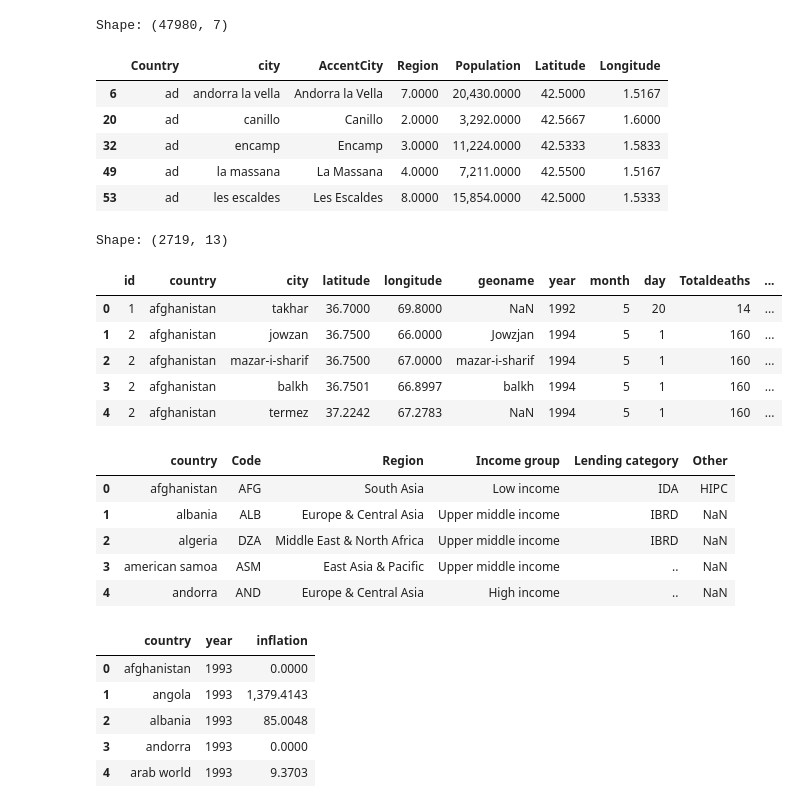
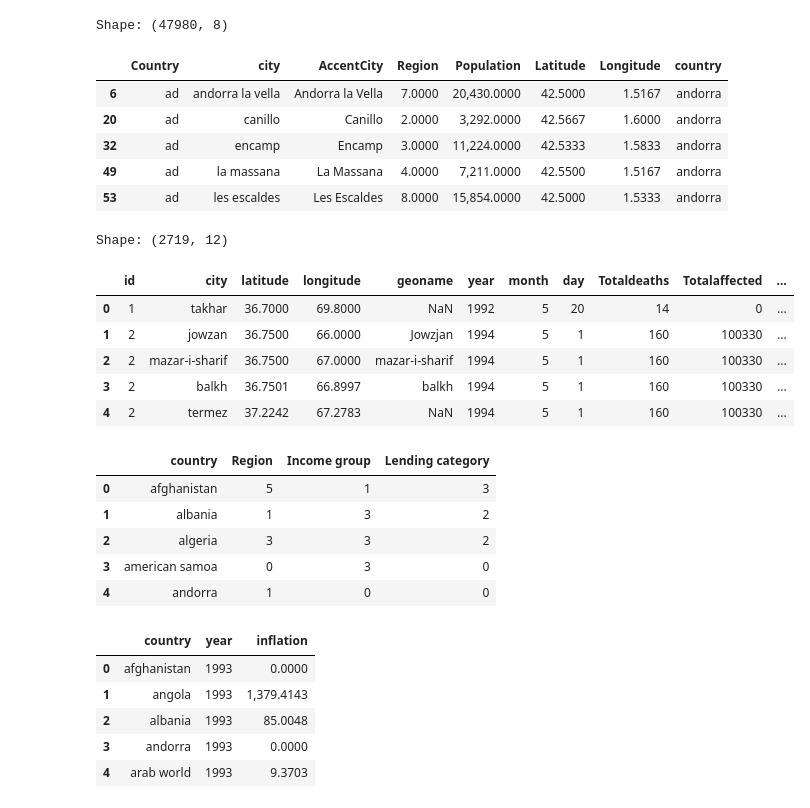
Before and after one commit to feliuserra/Luminosity, a Jupyter notebook: notebooks/model-dynamic_panel_regression.ipynb, the cells around one changed output. Drawn from its saved outputs; the diff is of its cells as text; code cells hidden in the pictures.

```diff
--- a/notebooks/model-dynamic_panel_regression.ipynb
+++ b/notebooks/model-dynamic_panel_regression.ipynb
@@ -24,48 +33,59 @@ The rpy2.ipython extension is already loaded. To reload it, use:
 city_locations_path = '../data/external/' +\
     'worldcitiespop.txt'
 
+def get_country_name(code):
+    try:
+        return pycountry.countries.get(alpha_2=code.upper()).name.lower()
+    except KeyError:
+        return 'unknown'
+
 city_locations = pd.read_csv(city_locations_path, encoding = "ISO-8859-1").rename(columns={'City': 'city'})
 city_locations = city_locations[city_locations['Population'] > 0] # filter for populated cities
+city_locations['country'] = city_locations['Country'].apply(get_country_name)
 print('Shape: {}'.format(city_locations.shape))
 city_locations.head()
 # %% [output]
-Shape: (47980, 7)
+Shape: (47980, 8)
-|  | Country | city | AccentCity | Region | Population | Latitude | Longitude |
-| 6 | ad | andorra la vella | Andorra la Vella | 7.0000 | 20,430.0000 | 42.5000 | 1.5167 |
-| 20 | ad | canillo | Canillo | 2.0000 | 3,292.0000 | 42.5667 | 1.6000 |
-| 32 | ad | encamp | Encamp | 3.0000 | 11,224.0000 | 42.5333 | 1.5833 |
-| 49 | ad | la massana | La Massana | 4.0000 | 7,211.0000 | 42.5500 | 1.5167 |
-| 53 | ad | les escaldes | Les Escaldes | 8.0000 | 15,854.0000 | 42.5000 | 1.5333 |
+|  | Country | city | AccentCity | Region | Population | Latitude | Longitude | country |
+| 6 | ad | andorra la vella | Andorra la Vella | 7.0000 | 20,430.0000 | 42.5000 | 1.5167 | andorra |
+| 20 | ad | canillo | Canillo | 2.0000 | 3,292.0000 | 42.5667 | 1.6000 | andorra |
+| 32 | ad | encamp | Encamp | 3.0000 | 11,224.0000 | 42.5333 | 1.5833 | andorra |
+| 49 | ad | la massana | La Massana | 4.0000 | 7,211.0000 | 42.5500 | 1.5167 | andorra |
+| 53 | ad | les escaldes | Les Escaldes | 8.0000 | 15,854.0000 | 42.5000 | 1.5333 | andorra |
 # %%
 earthquake_locations_path = '../data/external/' +\
     'earthquakes_affected_locations/earthquakes_affected_locations.csv'
 
-earthquake_locations = pd.read_csv(earthquake_locations_path, encoding = "ISO-8859-1")
+earthquake_locations = pd.read_csv(earthquake_locations_path, encoding = "ISO-8859-1").drop('country', axis=1)
 earthquake_locations['city'] = earthquake_locations['city'].apply(lambda c: c.lower())
-earthquake_locations['country'] = earthquake_locations['country'].apply(lambda c: c.lower())
 print('Shape: {}'.format(earthquake_locations.shape))
 earthquake_locations.head()
 # %% [output]
-Shape: (2719, 13)
+Shape: (2719, 12)
-|  | id | country | city | latitude | longitude | geoname | year | month | day | Totaldeaths | ... |
-| 0 | 1 | afghanistan | takhar | 36.7000 | 69.8000 | NaN | 1992 | 5 | 20 | 14 | ... |
-| 1 | 2 | afghanistan | jowzan | 36.7500 | 66.0000 | Jowzjan | 1994 | 5 | 1 | 160 | ... |
-| 2 | 2 | afghanistan | mazar-i-sharif | 36.7500 | 67.0000 | mazar-i-sharif | 1994 | 5 | 1 | 160 | ... |
-| 3 | 2 | afghanistan | balkh | 36.7501 | 66.8997 | balkh | 1994 | 5 | 1 | 160 | ... |
-| 4 | 2 | afghanistan | termez | 37.2242 | 67.2783 | NaN | 1994 | 5 | 1 | 160 | ... |
+|  | id | city | latitude | longitude | geoname | year | month | day | Totaldeaths | Totalaffected | ... |
+| 0 | 1 | takhar | 36.7000 | 69.8000 | NaN | 1992 | 5 | 20 | 14 | 0 | ... |
+| 1 | 2 | jowzan | 36.7500 | 66.0000 | Jowzjan | 1994 | 5 | 1 | 160 | 100330 | ... |
+| 2 | 2 | mazar-i-sharif | 36.7500 | 67.0000 | mazar-i-sharif | 1994 | 5 | 1 | 160 | 100330 | ... |
+| 3 | 2 | balkh | 36.7501 | 66.8997 | balkh | 1994 | 5 | 1 | 160 | 100330 | ... |
+| 4 | 2 | termez | 37.2242 | 67.2783 | NaN | 1994 | 5 | 1 | 160 | 100330 | ... |
 # %%
+category_cols = ['Region', 'Income group', 'Lending category']
 class_path = '../data/external/' +\
     'class.csv'
-world_bank_class = pd.read_csv(class_path, encoding = "ISO-8859-1", skiprows=[1]).drop(['Unnamed: {}'.format(i) for i in [0,1,4]], axis=1)\
+world_bank_class = pd.read_csv(class_path, encoding = "ISO-8859-1", skiprows=[1])\
+    .drop(['Unnamed: {}'.format(i) for i in [0,1,4]] + ['Code', 'Other'], axis=1)\
     .rename(columns={'Economy': 'country'})
 
+le = LabelEncoder()
+world_bank_class[category_cols] = world_bank_class[category_cols]\
+    .apply(lambda c: le.fit_transform(c.astype(str)))
 world_bank_class['country'] = world_bank_class['country'].apply(lambda c: str(c).lower())
 world_bank_class.head()
 # %% [output]
-|  | country | Code | Region | Income group | Lending category | Other |
-| 0 | afghanistan | AFG | South Asia | Low income | IDA | HIPC |
-| 1 | albania | ALB | Europe & Central Asia | Upper middle income | IBRD | NaN |
-| 2 | algeria | DZA | Middle East & North Africa | Upper middle income | IBRD | NaN |
-| 3 | american samoa | ASM | East Asia & Pacific | Upper middle income | .. | NaN |
-| 4 | andorra | AND | Europe & Central Asia | High income | .. | NaN |
+|  | country | Region | Income group | Lending category |
+| 0 | afghanistan | 5 | 1 | 3 |
+| 1 | albania | 1 | 3 | 2 |
+| 2 | algeria | 3 | 3 | 2 |
+| 3 | american samoa | 0 | 3 | 0 |
+| 4 | andorra | 1 | 0 | 0 |
 # %%
```
Also changed, not shown: parts of 20 cells of this notebook.
